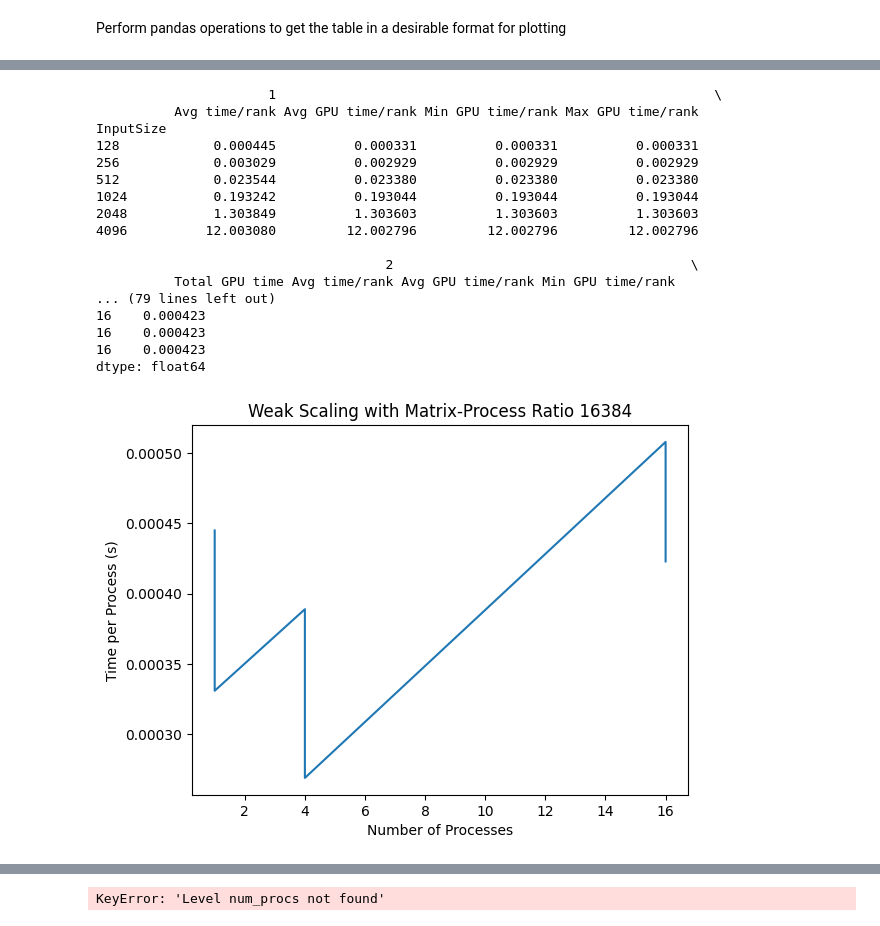
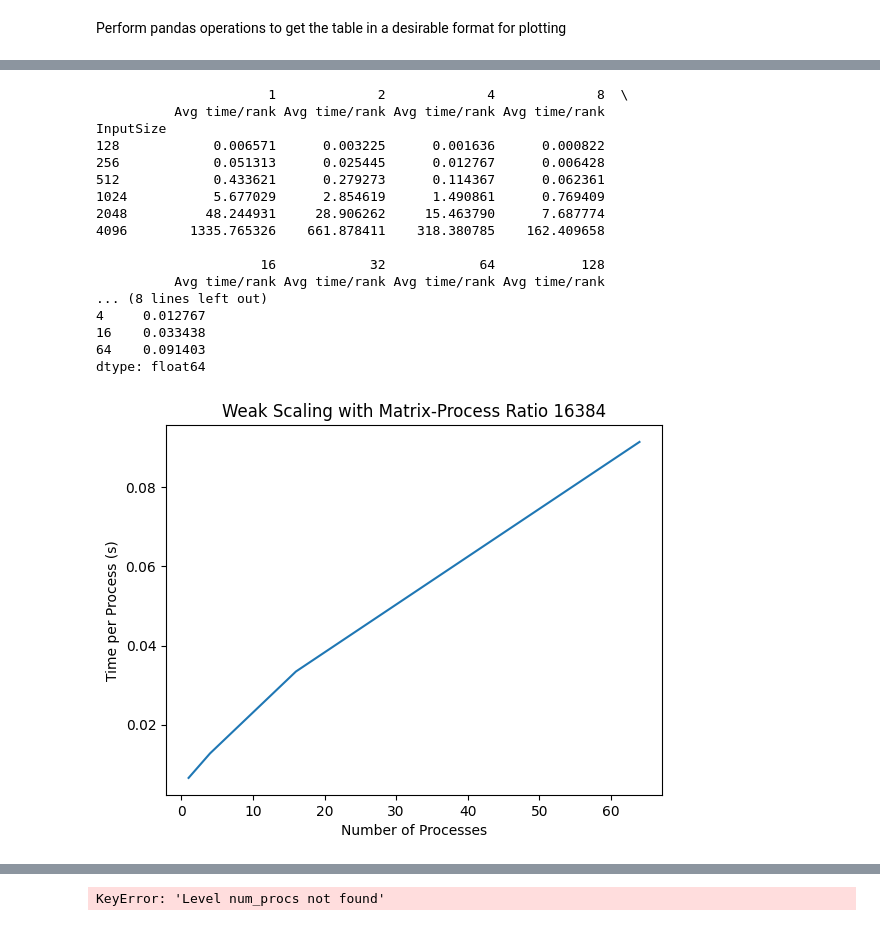
Before and after one commit to waterdoze/435Project, a Jupyter notebook: jupyter/test.ipynb, the cells around one changed output, grey strips where cells are left out. Cells and saved outputs as stored; diff of their text form; code cells hidden in the pictures.

```diff
--- a/jupyter/test.ipynb
+++ b/jupyter/test.ipynb
@@ -19,7 +19,7 @@ parallel = 'cpu_mpi'
 algo = 'naive'
 
 # GLOBAL VARS
-process_cols = (4, 8, 16, 32, 64, 128) # MPI NAIVE
+process_cols = (1, 2, 4, 8, 16, 32, 64, 128) # MPI NAIVE
 # process_cols = (1, 4, 16, 64) # MPI SUMMA
 # process_cols = (1, 2, 4, 8, 16, 32) # CUDA NAIVE
 
@@ -135,8 +127,9 @@ for matrix_size in matrix_sizes:
         label=f"Matrix Size: {matrix_size}",
         xlabel="Number of Processes",
         ylabel="Time (s)",
+        marker=".",
     )
-    # axis.set_xscale("log")
+    axis.set_xscale("log")
     axis.set_yscale("log")
 plt.legend()
 plt.show()
@@ -183,6 +176,7 @@ for matrix_size in matrix_sizes:
     )
     axis.name = f"Matrix Size: {matrix_size}"
     axis.set_xscale("log")
+    axis.set_yscale("log")
 plt.legend()
 plt.show()
 # %% [output]
@@ -190,18 +184,18 @@ plt.show()
-                      1                                                        \
-          Avg time/rank Avg GPU time/rank Min GPU time/rank Max GPU time/rank
+                      1             2             4             8  \
+          Avg time/rank Avg time/rank Avg time/rank Avg time/rank
 InputSize
-128            0.000445          0.000331          0.000331          0.000331
-256            0.003029          0.002929          0.002929          0.002929
-512            0.023544          0.023380          0.023380          0.023380
-1024           0.193242          0.193044          0.193044          0.193044
-2048           1.303849          1.303603          1.303603          1.303603
-4096          12.003080         12.002796         12.002796         12.002796
+128            0.006571      0.003225      0.001636      0.000822
+256            0.051313      0.025445      0.012767      0.006428
+512            0.433621      0.279273      0.114367      0.062361
+1024           5.677029      2.854619      1.490861      0.769409
+2048          48.244931     28.906262     15.463790      7.687774
+4096        1335.765326    661.878411    318.380785    162.409658
 
-                                     2                                      \
-          Total GPU time Avg time/rank Avg GPU time/rank Min GPU time/rank
-... (79 lines left out)
-16    0.000423
-16    0.000423
-16    0.000423
+                     16            32            64           128
+          Avg time/rank Avg time/rank Avg time/rank Avg time/rank
+... (8 lines left out)
+4     0.012767
+16    0.033438
+64    0.091403
 dtype: float64
-[figure, old version]
+[figure, new version]
```
Also changed, not shown: parts of 5 cells of this notebook, 2 other files.
